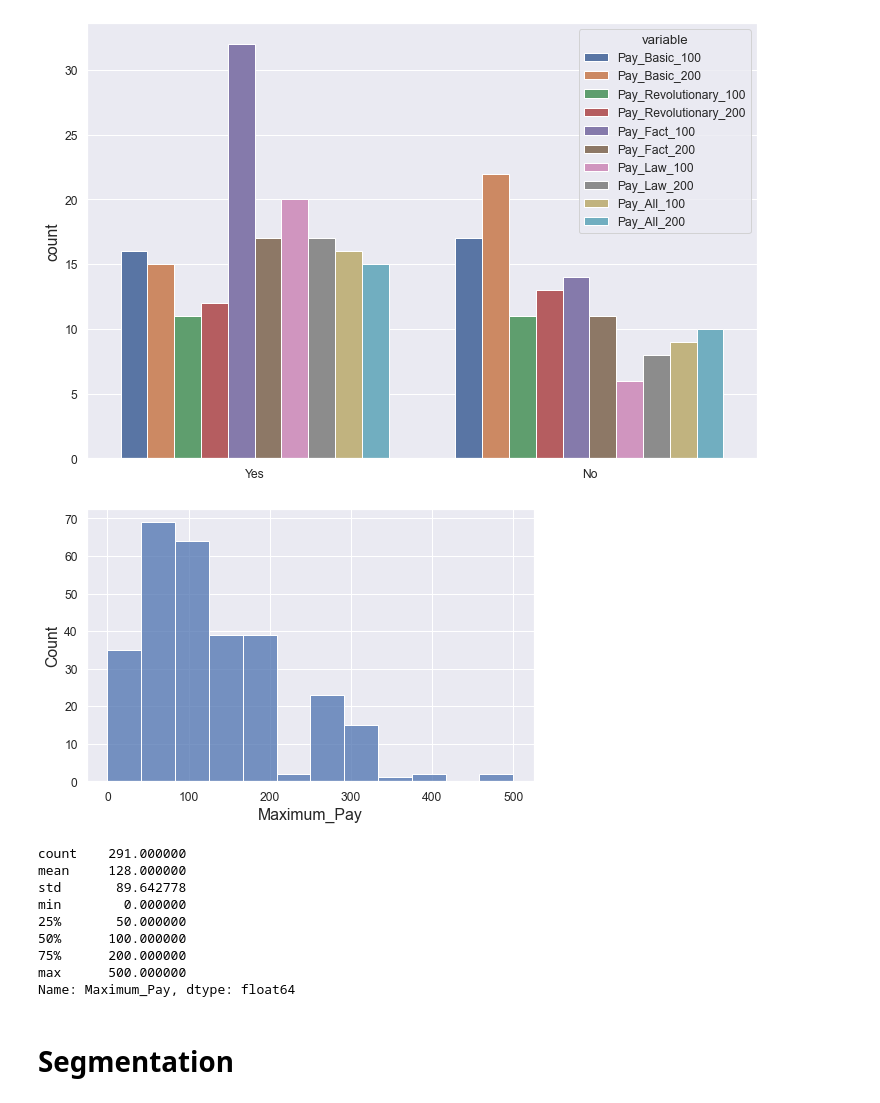
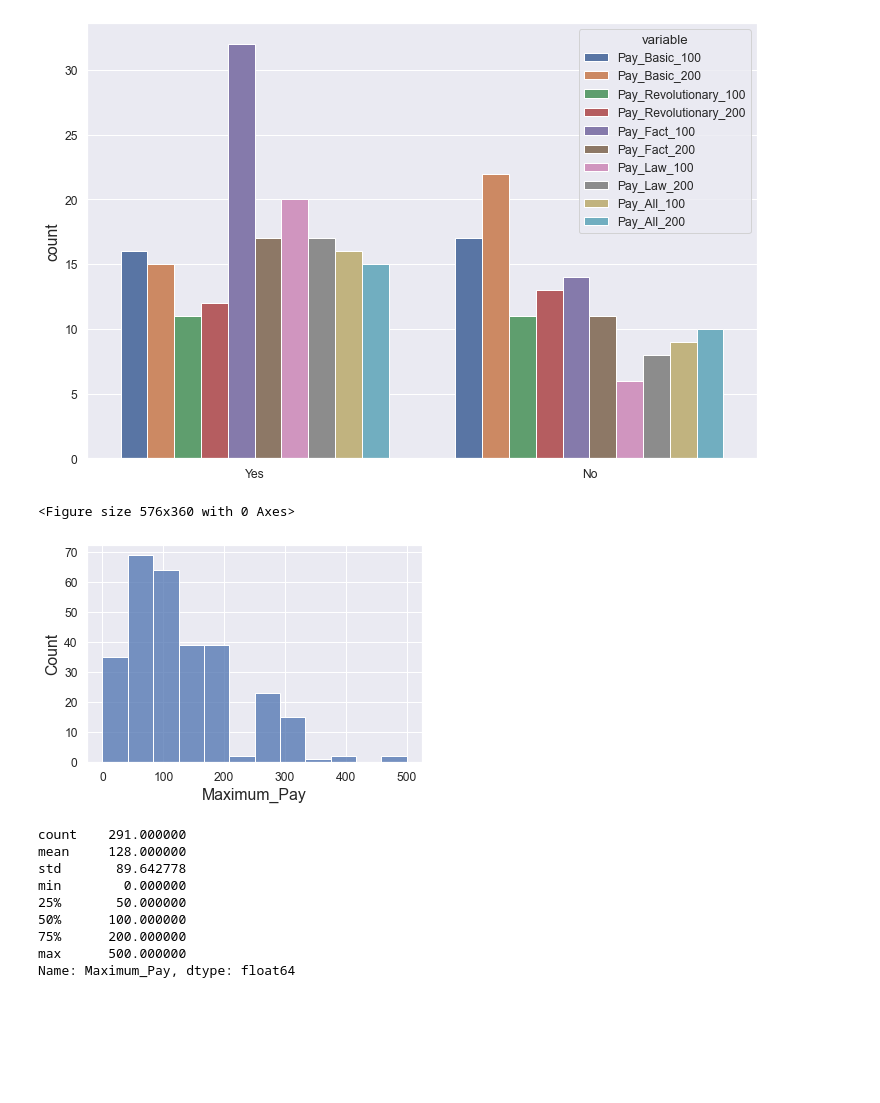
Before and after one commit to markhary/emba912_survey, a Jupyter notebook: ruby.ipynb, the cells around one changed output. Cells and saved outputs as stored; diff of their text form; code cells hidden in the pictures; blank space fills up the shorter version.

Commit message:
Grouping Demographic images together

```diff
--- a/ruby.ipynb
+++ b/ruby.ipynb
@@ -49,7 +49,8 @@ def create_countplot(data, x, save, order=[], ax=None):
     increase_axes(chart);
     if save:
         save_figure(chart.get_figure(), x);
-    plt.show()
+        plt.show()
+    return chart;
 
 def create_histogram(data, name, save, ax=None):
     if not ax:
@@ -59,7 +60,8 @@ def create_histogram(data, name, save, ax=None):
     increase_axes(chart);
     if save:
         save_figure(chart.get_figure(), name)
-    plt.show()
+        plt.show()
+    return chart;
 # %%
 sns.set(font_scale=1.1)
 NO_YES = ["No", "Yes"]
@@ -574,19 +602,18 @@ plt.show()
 # %%
 column = "Maximum_Pay";
 fig = plt.figure(figsize=(8,5));
 survey_data_filtered = survey_data[survey_data[column]<1000][column]
-create_histogram(survey_data_filtered, column)
+create_histogram(survey_data_filtered, column, True)
 survey_data_filtered.describe()
 # %% [output]
+<Figure size 576x360 with 0 Axes>
-[figure, old version]
+[figure, new version]
-count    291.000000
-mean     128.000000
-std       89.642778
-min        0.000000
-25%       50.000000
-50%      100.000000
-75%      200.000000
-max      500.000000
-Name: Maximum_Pay, dtype: float64
+count    291.000000
+mean     128.000000
+std       89.642778
+min        0.000000
+25%       50.000000
+50%      100.000000
+75%      200.000000
+max      500.000000
+Name: Maximum_Pay, dtype: float64
-# %% [markdown]
-# Segmentation
```
Also changed, not shown: parts of 5 cells of this notebook, 2 other files.
